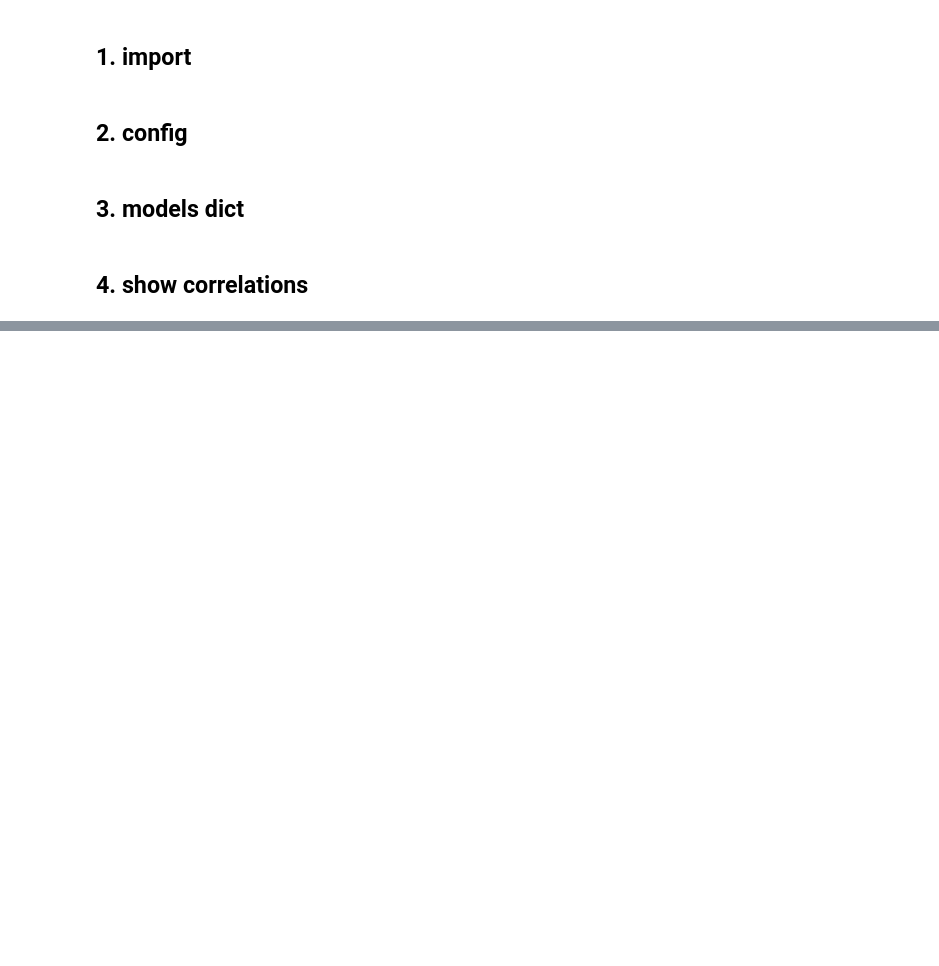
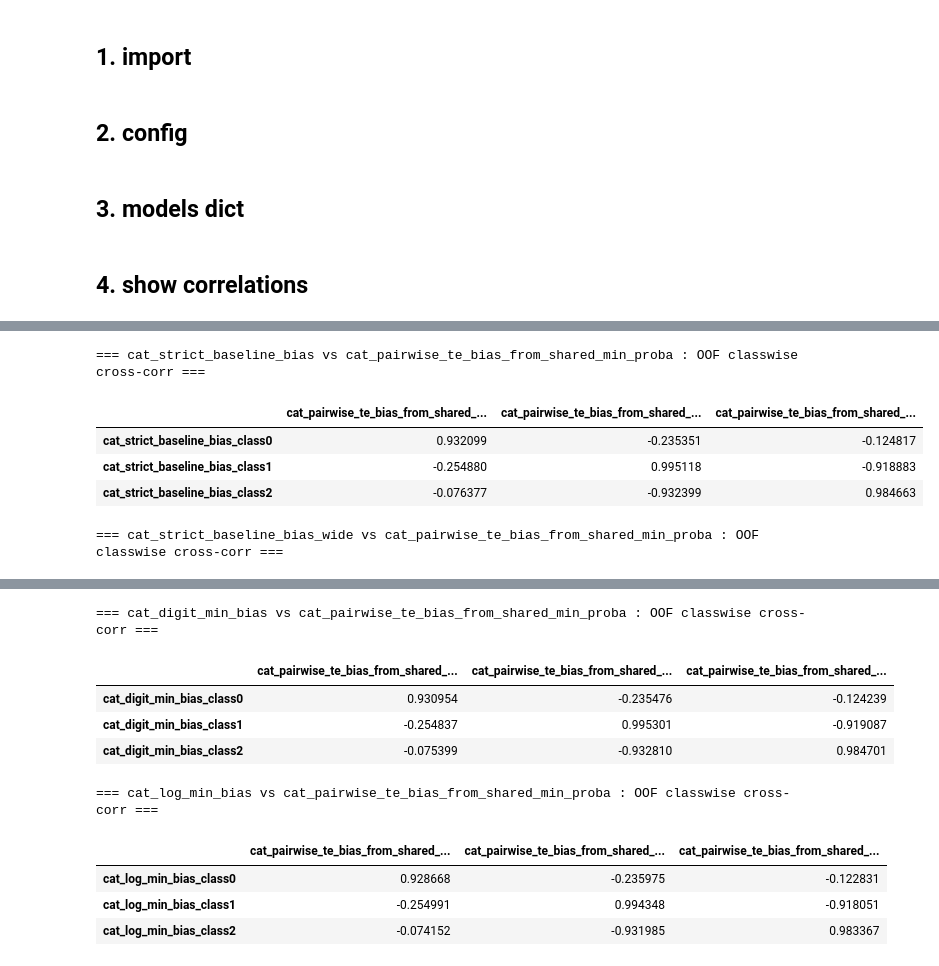
Before and after one commit to MizushimaToshihiko/Kaggle, a Jupyter notebook: ps-s6e4-Predicting-Irrigation-Need/experiments/exp_20260408_022_corr_cat_shared_vs_core/ps-s6e4-show-corralation.ipynb, the cells around one changed output, grey strips where cells are left out. Cells and saved outputs as stored; diff of their text form; code cells hidden in the pictures; blank space fills up the shorter version.

```diff
--- a/ps-s6e4-Predicting-Irrigation-Need/experiments/exp_20260408_022_corr_cat_shared_vs_core/ps-s6e4-show-corralation.ipynb
+++ b/ps-s6e4-Predicting-Irrigation-Need/experiments/exp_20260408_022_corr_cat_shared_vs_core/ps-s6e4-show-corralation.ipynb
@@ -164,0 +177,24 @@ cat_log_min_bias               | OOF raw=-0.491152 | TEST raw=-0.491690 | OOF ra
+# %%
+# 3x3 の classwise cross-corr を見る
+for bm in base_models:
+    print(f"\n=== {bm} vs {target} : OOF classwise cross-corr ===")
+    a = model_dict[bm][0]   # base model OOF
+    b = model_dict[target][0]  # target model OOF
+
+    mat = np.zeros((a.shape[1], b.shape[1]))
+    for i in range(a.shape[1]):
+        for j in range(b.shape[1]):
+            mat[i, j] = np.corrcoef(a[:, i], b[:, j])[0, 1]
+
+    display(pd.DataFrame(
+        mat,
+        index=[f"{bm}_class{i}" for i in range(a.shape[1])],
+        columns=[f"{target}_class{j}" for j in range(b.shape[1])]
+    ))
+# %% [output]
+=== cat_strict_baseline_bias vs cat_pairwise_te_bias_from_shared_min_proba : OOF classwise cross-corr ===
+|  | cat_pairwise_te_bias_from_shared_... | cat_pairwise_te_bias_from_shared_... | cat_pairwise_te_bias_from_shared_... |
+| cat_strict_baseline_bias_class0 | 0.932099 | -0.235351 | -0.124817 |
+| cat_strict_baseline_bias_class1 | -0.254880 | 0.995118 | -0.918883 |
+| cat_strict_baseline_bias_class2 | -0.076377 | -0.932399 | 0.984663 |
+=== cat_strict_baseline_bias_wide vs cat_pairwise_te_bias_from_shared_min_proba : OOF classwise cross-corr ===
@@ -164,0 +205,10 @@ cat_log_min_bias               | OOF raw=-0.491152 | TEST raw=-0.491690 | OOF ra
+=== cat_digit_min_bias vs cat_pairwise_te_bias_from_shared_min_proba : OOF classwise cross-corr ===
+|  | cat_pairwise_te_bias_from_shared_... | cat_pairwise_te_bias_from_shared_... | cat_pairwise_te_bias_from_shared_... |
+| cat_digit_min_bias_class0 | 0.930954 | -0.235476 | -0.124239 |
+| cat_digit_min_bias_class1 | -0.254837 | 0.995301 | -0.919087 |
+| cat_digit_min_bias_class2 | -0.075399 | -0.932810 | 0.984701 |
+=== cat_log_min_bias vs cat_pairwise_te_bias_from_shared_min_proba : OOF classwise cross-corr ===
+|  | cat_pairwise_te_bias_from_shared_... | cat_pairwise_te_bias_from_shared_... | cat_pairwise_te_bias_from_shared_... |
+| cat_log_min_bias_class0 | 0.928668 | -0.235975 | -0.122831 |
+| cat_log_min_bias_class1 | -0.254991 | 0.994348 | -0.918051 |
+| cat_log_min_bias_class2 | -0.074152 | -0.931985 | 0.983367 |
```
Also changed, not shown: parts of 4 cells of this notebook.
